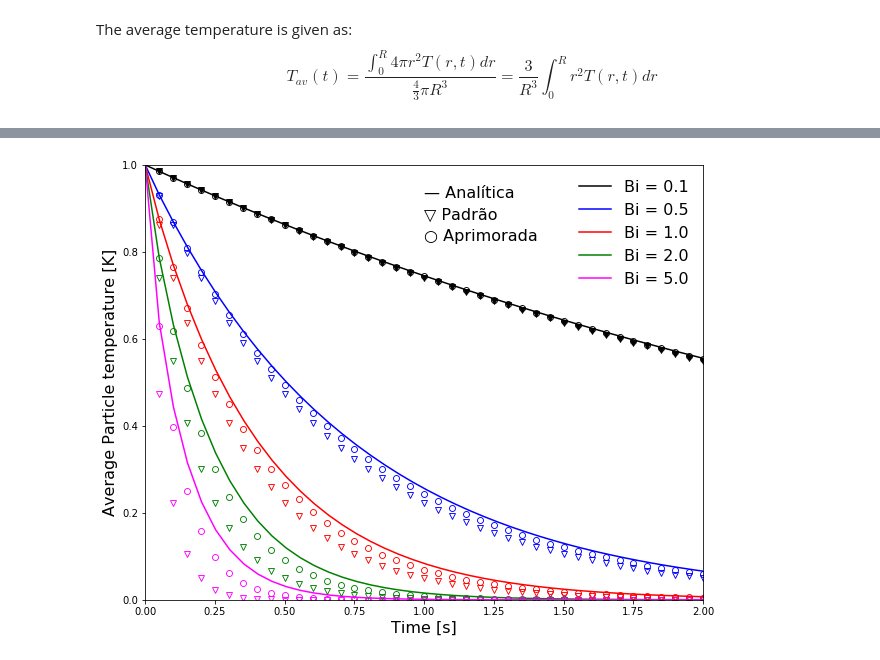
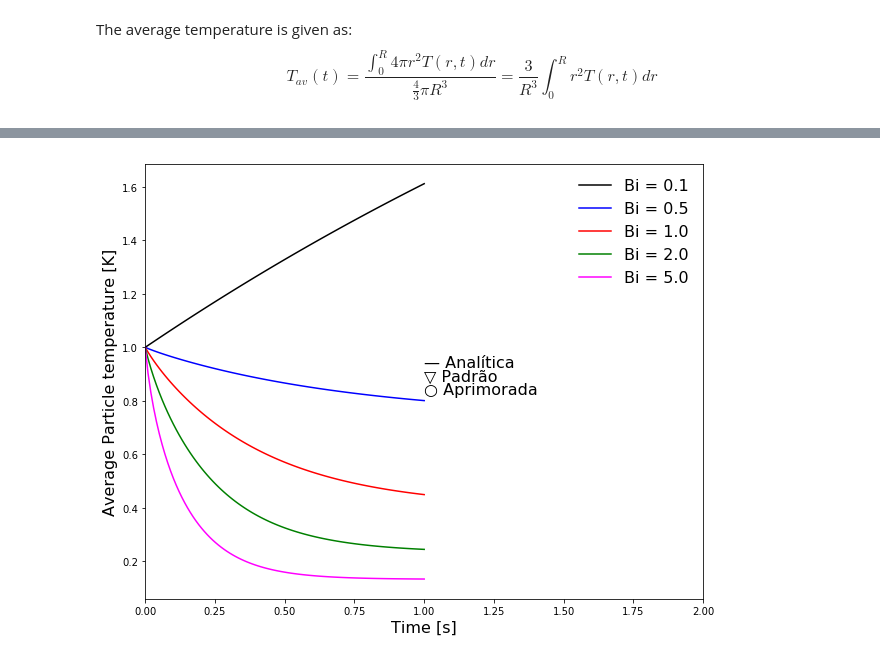
Before and after one commit to lucillalmeida/doutorado-validacoes, a Jupyter notebook: cooling_particle/Post-processing/Transient heat conduction in a solid sphere with convective boundary and heat source -comparison.ipynb, the cells around one changed output, grey strips where cells are left out. Saved outputs shown, nothing was run; the diff lists cells and outputs as text; code cells hidden in the pictures.

```diff
--- a/cooling_particle/Post-processing/Transient heat conduction in a solid sphere with convective boundary and heat source -comparison.ipynb
+++ b/cooling_particle/Post-processing/Transient heat conduction in a solid sphere with convective boundary and heat source -comparison.ipynb
@@ -216,8 +224,9 @@ h = Nu*k_f/(2*radius)
 Biot = h*radius/k
 print("Biot = ", Biot)
 K_array = (h/k - 1/b)
+g0 = 1
 
-#Nu = h*radius*2/k_f
+print(steadySolution(b, g0, h, k, radius))
 
 #print(K_array)
 #print(Nu)
@@ -225,23 +234,24 @@ K_array = (h/k - 1/b)
 
 temperature_list = list()
 average_temperature_list = list()
-t = np.linspace(0,5.0, 100)
+t = np.linspace(0,1.0, 100)
 
 for i in range(len(K_array)):
     K = K_array[i]
+    H = h[i]
     lambdas = find_lambdas(transcedental_equation, 300)
-    Cn = computeCn(b, Fr, lambdas, K)
+    Cn = computeCn(b, Fr, lambdas, K, g0, H, k)
     Temperature_array = np.zeros(len(t))
     Average_Temperature_array = np.zeros(len(t))
 
     for j in range(len(t)):
-        Temperature_array[j] =Temperature(lambdas, Cn, radius, t[j])
-        Average_Temperature_array[j] = average_temperature(lambdas, Cn, radius, t[j])
+        Temperature_array[j] =Temperature(lambdas, Cn, radius, t[j], b, g0, H, k)
+        Average_Temperature_array[j] = average_temperature(lambdas, Cn, t[j], b, g0, H, k)
     temperature_list.append(Temperature_array)
     average_temperature_list.append(Average_Temperature_array)
 
-#print(temperature_list[2])
-#print(average_temperature_list[2])
+print(temperature_list[3])
+print(average_temperature_list[3])
 #print(temperature_list[1])
 # %% [output]
 1.0
@@ -293,48 +318,48 @@ Rocky_zero_way_Bi5_standard.close()
 # %%
 plt.rcParams["figure.figsize"] = (10.0, 8.0)
 #plt.plot(t,temperature_list[0], linestyle = "-", color = "black", label = "Analítica (Bi = {0:.1f})".format(Biot[0]))
 #plt.plot(t,temperature_list[1], linestyle = "-", color = "blue", label = "Analítica (Bi = {0:.1f})".format(Biot[1]))
 #plt.plot(t,temperature_list[2], linestyle = "-", color = "red", label = "Analítica (Bi = {0:.1f})".format(Biot[2]))
 
 plt.plot(t,average_temperature_list[0], linestyle = "-", color = "black", label = "Bi = {0:.1f}".format(Biot[0]))
 plt.plot(t,average_temperature_list[1], linestyle = "-", color = "blue", label = "Bi = {0:.1f}".format(Biot[1]))
 plt.plot(t,average_temperature_list[2], linestyle = "-", color = "red", label = "Bi = {0:.1f}".format(Biot[2]))
 plt.plot(t,average_temperature_list[3], linestyle = "-", color = "green", label = "Bi = {0:.1f}".format(Biot[3]))
 plt.plot(t,average_temperature_list[4], linestyle = "-", color = "magenta", label = "Bi = {0:.1f}".format(Biot[4]))
 
-plt.plot(t_zero_way_Bi01_standard, temp_zero_way_Bi01_standard, linestyle = "None", marker = 'v', markeredgecolor = "black",
-         markeredgewidth = 0.9, markevery=1, markerfacecolor = "black")
-plt.plot(t_zero_way_Bi05_standard, temp_zero_way_Bi05_standard, linestyle = "None", marker = 'v', markeredgecolor = "blue",
-         markeredgewidth = 0.9, markevery=1, markerfacecolor = "none")
-plt.plot(t_zero_way_Bi1_standard, temp_zero_way_Bi1_standard, linestyle = "None", marker = 'v', markeredgecolor = "red",
-         markeredgewidth = 0.9, markevery=1, markerfacecolor = "none")
-plt.plot(t_zero_way_Bi2_standard, temp_zero_way_Bi2_standard, linestyle = "None", marker = 'v', markeredgecolor = "green",
-         markeredgewidth = 0.9, markevery=1, markerfacecolor = "none")
-plt.plot(t_zero_way_Bi5_standard, temp_zero_way_Bi5_standard, linestyle = "None", marker = 'v', markeredgecolor = "magenta",
-         markeredgewidth = 0.9, markevery=1, markerfacecolor = "none")
+#plt.plot(t_zero_way_Bi01_standard, temp_zero_way_Bi01_standard, linestyle = "None", marker = 'v', markeredgecolor = "black",
+#         markeredgewidth = 0.9, markevery=1, markerfacecolor = "black")
+#plt.plot(t_zero_way_Bi05_standard, temp_zero_way_Bi05_standard, linestyle = "None", marker = 'v', markeredgecolor = "blue",
+#         markeredgewidth = 0.9, markevery=1, markerfacecolor = "none")
+#plt.plot(t_zero_way_Bi1_standard, temp_zero_way_Bi1_standard, linestyle = "None", marker = 'v', markeredgecolor = "red",
+#         markeredgewidth = 0.9, markevery=1, markerfacecolor = "none")
+#plt.plot(t_zero_way_Bi2_standard, temp_zero_way_Bi2_standard, linestyle = "None", marker = 'v', markeredgecolor = "green",
+#         markeredgewidth = 0.9, markevery=1, markerfacecolor = "none")
+#plt.plot(t_zero_way_Bi5_standard, temp_zero_way_Bi5_standard, linestyle = "None", marker = 'v', markeredgecolor = "magenta",
+#         markeredgewidth = 0.9, markevery=1, markerfacecolor = "none")
 
 
-plt.plot(t_zero_way_Bi01_improved, temp_zero_way_Bi01_improved, linestyle = "None", marker = 'o', markeredgecolor = "black",
-         markeredgewidth = 0.9, markevery=1, markerfacecolor = "none")
-plt.plot(t_zero_way_Bi05_improved, temp_zero_way_Bi05_improved, linestyle = "None", marker = 'o', markeredgecolor = "blue",
-         markeredgewidth = 0.9, markevery=1, markerfacecolor = "none")
-plt.plot(t_zero_way_Bi1_improved, temp_zero_way_Bi1_improved, linestyle = "None", marker = 'o', markeredgecolor = "red",
-         markeredgewidth = 0.9, markevery=1, markerfacecolor = "none")
-plt.plot(t_zero_way_Bi2_improved, temp_zero_way_Bi2_improved, linestyle = "None", marker = 'o', markeredgecolor = "green",
-         markeredgewidth = 0.9, markevery=1, markerfacecolor = "none")
-plt.plot(t_zero_way_Bi5_improved, temp_zero_way_Bi5_improved, linestyle = "None", marker = 'o', markeredgecolor = "magenta",
-         markeredgewidth = 0.9, markevery=1, markerfacecolor = "none")
+#plt.plot(t_zero_way_Bi01_improved, temp_zero_way_Bi01_improved, linestyle = "None", marker = 'o', markeredgecolor = "black",
+#         markeredgewidth = 0.9, markevery=1, markerfacecolor = "none")
+#plt.plot(t_zero_way_Bi05_improved, temp_zero_way_Bi05_improved, linestyle = "None", marker = 'o', markeredgecolor = "blue",
+#         markeredgewidth = 0.9, markevery=1, markerfacecolor = "none")
+#plt.plot(t_zero_way_Bi1_improved, temp_zero_way_Bi1_improved, linestyle = "None", marker = 'o', markeredgecolor = "red",
+#         markeredgewidth = 0.9, markevery=1, markerfacecolor = "none")
+#plt.plot(t_zero_way_Bi2_improved, temp_zero_way_Bi2_improved, linestyle = "None", marker = 'o', markeredgecolor = "green",
+#         markeredgewidth = 0.9, markevery=1, markerfacecolor = "none")
+#plt.plot(t_zero_way_Bi5_improved, temp_zero_way_Bi5_improved, linestyle = "None", marker = 'o', markeredgecolor = "magenta",
+#         markeredgewidth = 0.9, markevery=1, markerfacecolor = "none")
 plt.xlim(0, 2)
-plt.ylim(0, 1)
+#plt.ylim(0, 1)
 plt.legend(fontsize=16, loc='upper right', frameon=False)
 plt.ylabel('Average Particle temperature [K]', fontsize=16)
 plt.xlabel('Time [s]', fontsize=16)
 plt.annotate('\u2014 Analítica',xy=(1.0, 0.925), fontsize=16)
 plt.annotate('\u25BD Padrão', xy=(1.0, 0.875), fontsize=16)
 plt.annotate('\u25CB Aprimorada', xy=(1.0, 0.825), fontsize=16)
 plt.show()
 # %% [output]
-[figure, old version]
+[figure, new version]
 # %%
 plt.rcParams["figure.figsize"] = (10.0, 8.0)
 plt.plot(t,temperature_list[0], linestyle = "--", color = "black")
```
Also changed, not shown: parts of 3 cells of this notebook, 1 other file.
